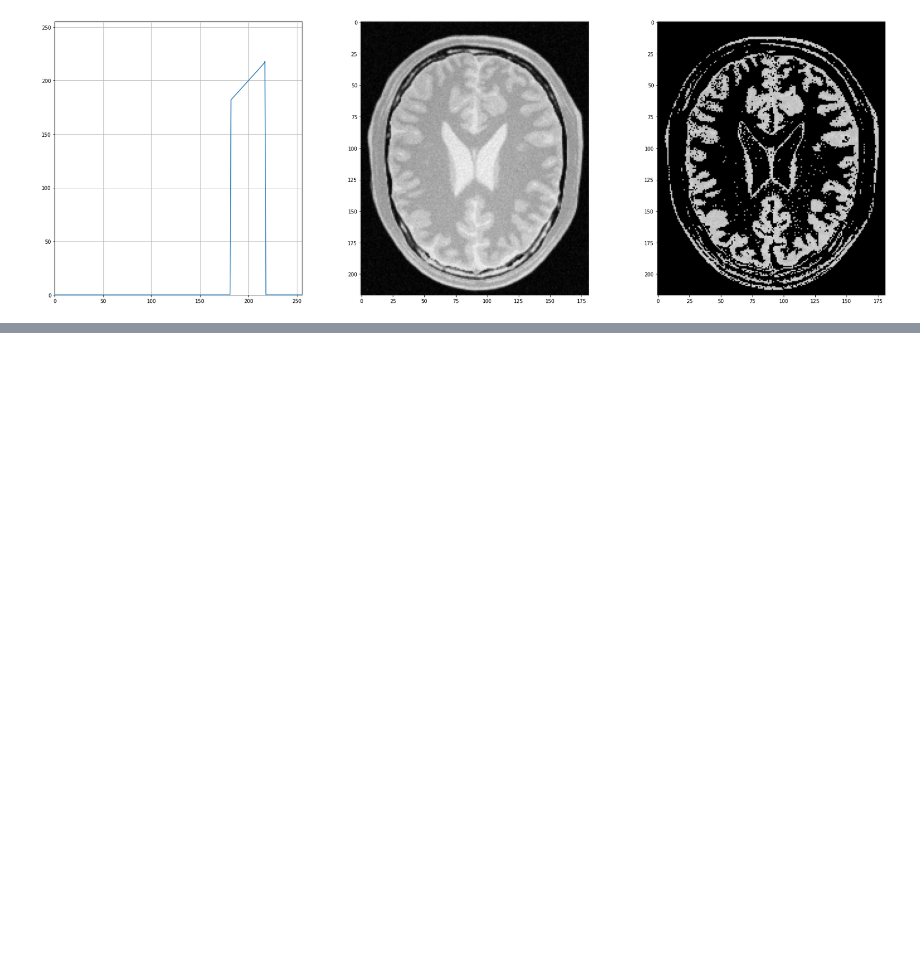
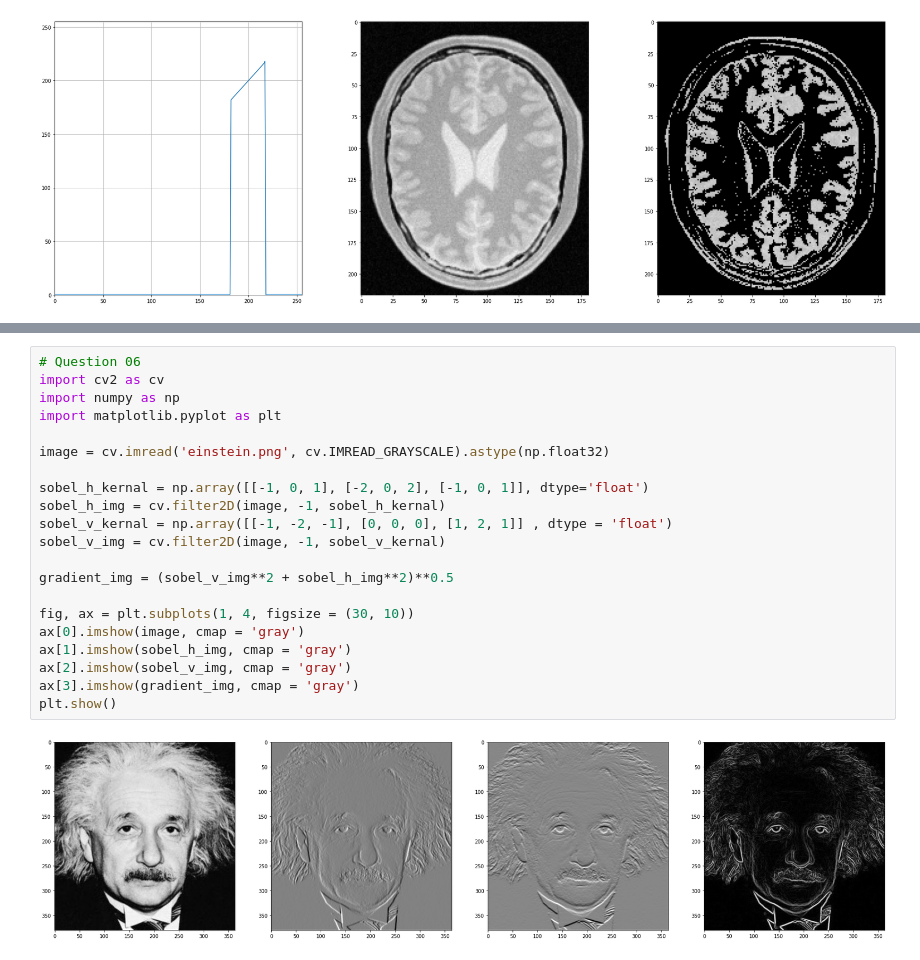
Before and after one commit to ashend99/Image-Processing, a Jupyter notebook: Assignments/Assignment 1/190021A_assignment_01.ipynb, the cells around one changed output, grey strips where cells are left out. Saved outputs shown, nothing was run; the diff lists cells and outputs as text; blank space fills up the shorter version.

Commit message:
Question 06

```diff
--- a/Assignments/Assignment 1/190021A_assignment_01.ipynb
+++ b/Assignments/Assignment 1/190021A_assignment_01.ipynb
@@ -96,0 +101,23 @@ plt.show()
+# %%
+# Question 06
+import cv2 as cv
+import numpy as np
+import matplotlib.pyplot as plt
+
+image = cv.imread('einstein.png', cv.IMREAD_GRAYSCALE).astype(np.float32)
+
+sobel_h_kernal = np.array([[-1, 0, 1], [-2, 0, 2], [-1, 0, 1]], dtype='float')
+sobel_h_img = cv.filter2D(image, -1, sobel_h_kernal)
+sobel_v_kernal = np.array([[-1, -2, -1], [0, 0, 0], [1, 2, 1]] , dtype = 'float')
+sobel_v_img = cv.filter2D(image, -1, sobel_v_kernal)
+
+gradient_img = (sobel_v_img**2 + sobel_h_img**2)**0.5
+
+fig, ax = plt.subplots(1, 4, figsize = (30, 10))
+ax[0].imshow(image, cmap = 'gray')
+ax[1].imshow(sobel_h_img, cmap = 'gray')
+ax[2].imshow(sobel_v_img, cmap = 'gray')
+ax[3].imshow(gradient_img, cmap = 'gray')
+plt.show()
+# %% [output]
+[figure, added]
```
Also changed, not shown: parts of 1 cell of this notebook.
